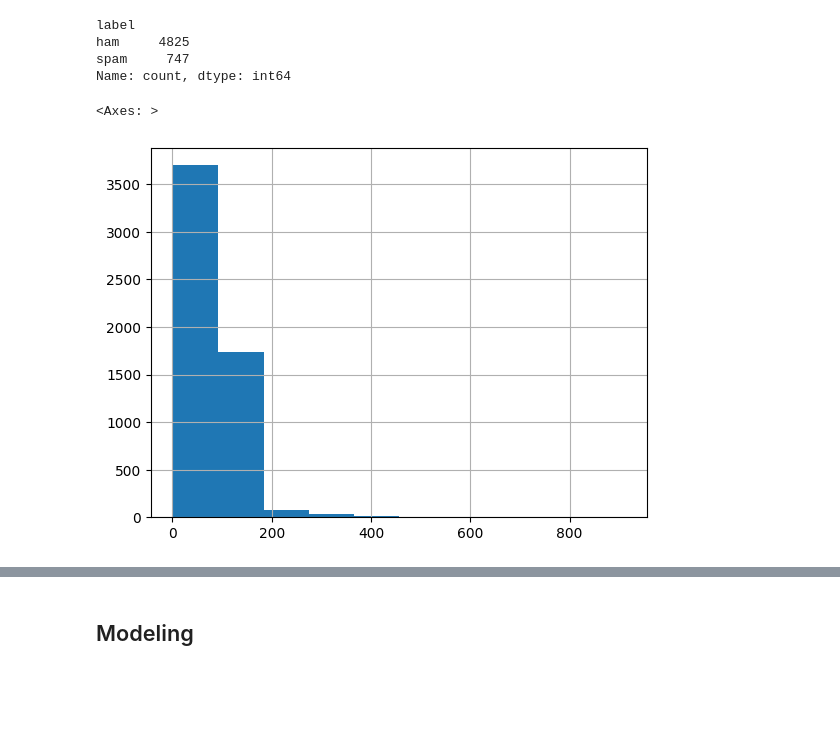
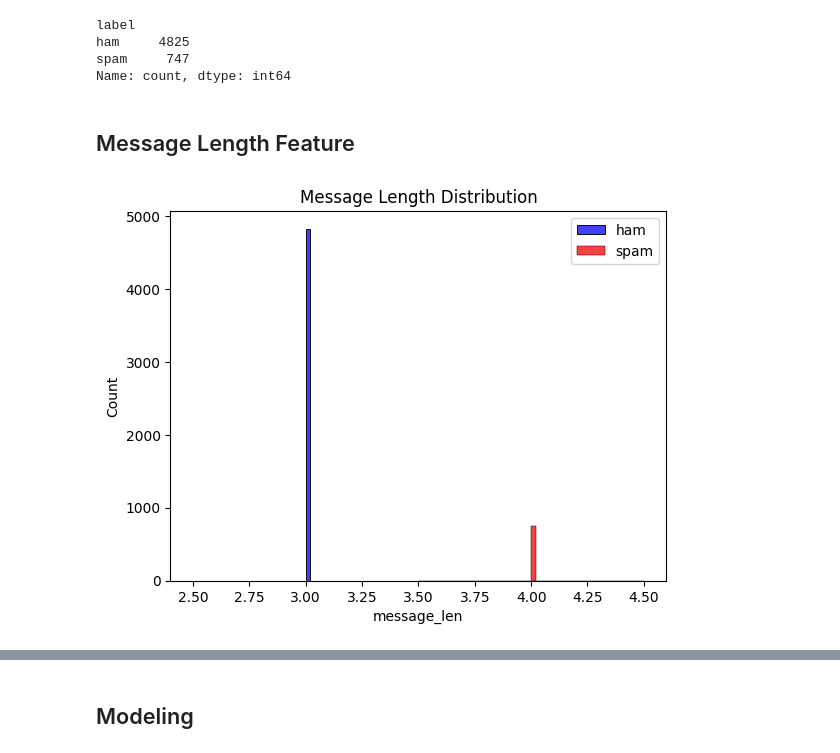
Before and after one commit to csubash01/Spam_Ham, a Jupyter notebook: spam_ham.ipynb, the cells around one changed output, grey strips where cells are left out. Drawn from its saved outputs; the diff is of its cells as text; code cells hidden in the pictures; blank space fills up the shorter version.

```diff
--- a/spam_ham.ipynb
+++ b/spam_ham.ipynb
@@ -61,8 +63,14 @@ label
 ham     4825
 spam     747
 Name: count, dtype: int64
+# %% [markdown]
+## Message Length Feature
 # %%
-df['text'].str.len().hist()
+df['message_len']=df['label'].apply(len)
+sns.histplot(df[df['label']=='ham']['message_len'],bins=50,color='blue',label='ham')
+sns.histplot(df[df['label']=='spam']['message_len'],bins=50,color='red',label='spam')
+plt.legend()
+plt.title("Message Length Distribution")
+plt.show()
 # %% [output]
-<Axes: >
-[figure, old version]
+[figure, new version]
```
Also changed, not shown: parts of 21 cells of this notebook, 3 other files.
